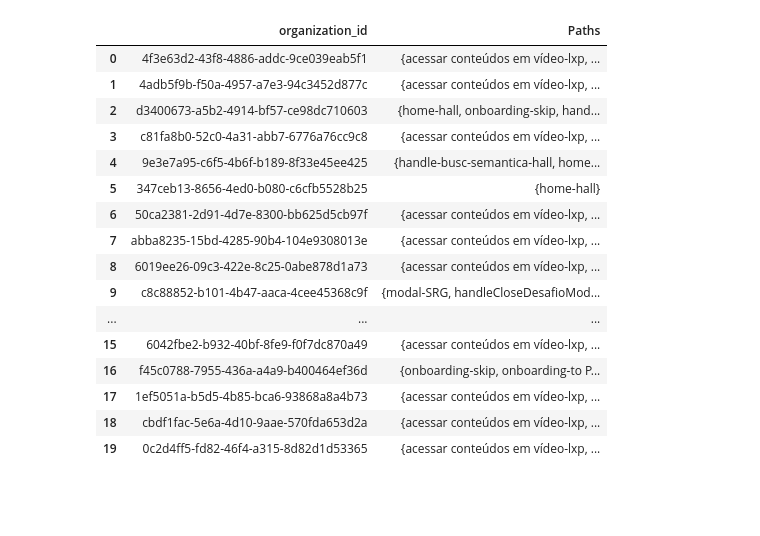
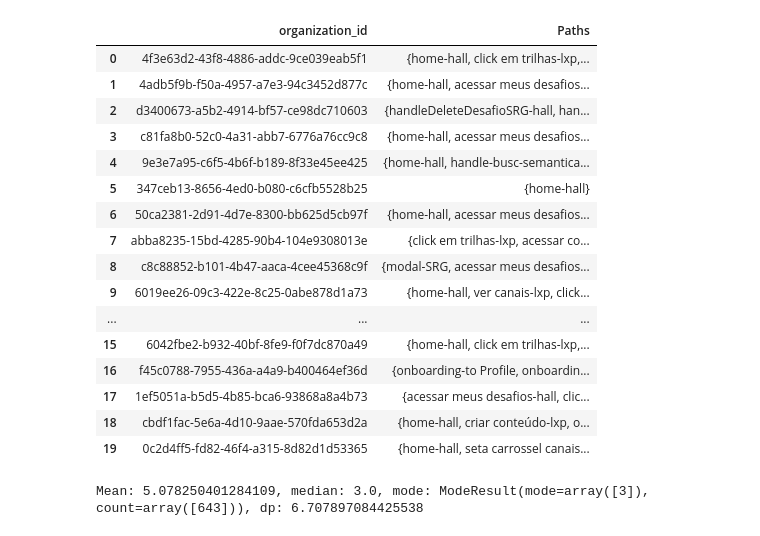
Before and after one commit to felipebns/frst2024, a Jupyter notebook: projeto.ipynb, the cells around one changed output. Cells and saved outputs as stored; diff of their text form; code cells hidden in the pictures; blank space fills up the shorter version.

```diff
--- a/projeto.ipynb
+++ b/projeto.ipynb
@@ -58,10 +40,16 @@ df_userPorOrg
 # %%
 dic_pathPorOrg = {}
-orgs = df_userPorOrg.head(20)["organization_id"]
+paths_list_t = []
+orgs = df_userPorOrg["organization_id"]
 
 for org in orgs:
     path_aux = df.loc[(df["organization_id"] == org),(["path_actions"])]
-    paths_list = []
+    paths_list_u = []
     lista = [ast.literal_eval(paths[0]) for paths in path_aux.values]
-    paths_list.extend((set(lista[0]))) #extend adiciona cada elemento da lista em paths_list
-    dic_pathPorOrg[org] = (set(paths_list))
+    paths_list_u.extend((set(lista[0]))) #extend adiciona cada elemento da lista em paths_list
+    paths_list_t.extend((lista[0])) #extend adiciona cada elemento da lista em paths_list_u
+    dic_pathPorOrg[org] = (set(paths_list_u))
+
+df_paths = pd.DataFrame()
+df_paths['Count'] = pd.Series(paths_list_t).value_counts().values
+df_paths['Actions'] = pd.Series(paths_list_t).value_counts().keys()
@@ -77,22 +84,22 @@ df_pathPorOrg = pd.DataFrame({
     'Paths': paths
 })
 # %%
-df_pathPorOrg
+df_pathPorOrg.head(20)
 # %% [output]
 |  | organization_id | Paths |
-| 0 | 4f3e63d2-43f8-4886-addc-9ce039eab5f1 | {acessar conteúdos em vídeo-lxp, ... |
-| 1 | 4adb5f9b-f50a-4957-a7e3-94c3452d877c | {acessar conteúdos em vídeo-lxp, ... |
-| 2 | d3400673-a5b2-4914-bf57-ce98dc710603 | {home-hall, onboarding-skip, hand... |
-| 3 | c81fa8b0-52c0-4a31-abb7-6776a76cc9c8 | {acessar conteúdos em vídeo-lxp, ... |
-| 4 | 9e3e7a95-c6f5-4b6f-b189-8f33e45ee425 | {handle-busc-semantica-hall, home... |
+| 0 | 4f3e63d2-43f8-4886-addc-9ce039eab5f1 | {home-hall, click em trilhas-lxp,... |
+| 1 | 4adb5f9b-f50a-4957-a7e3-94c3452d877c | {home-hall, acessar meus desafios... |
+| 2 | d3400673-a5b2-4914-bf57-ce98dc710603 | {handleDeleteDesafioSRG-hall, han... |
+| 3 | c81fa8b0-52c0-4a31-abb7-6776a76cc9c8 | {home-hall, acessar meus desafios... |
+| 4 | 9e3e7a95-c6f5-4b6f-b189-8f33e45ee425 | {home-hall, handle-busc-semantica... |
 | 5 | 347ceb13-8656-4ed0-b080-c6cfb5528b25 | {home-hall} |
-| 6 | 50ca2381-2d91-4d7e-8300-bb625d5cb97f | {acessar conteúdos em vídeo-lxp, ... |
-| 7 | abba8235-15bd-4285-90b4-104e9308013e | {acessar conteúdos em vídeo-lxp, ... |
-| 8 | 6019ee26-09c3-422e-8c25-0abe878d1a73 | {acessar conteúdos em vídeo-lxp, ... |
-| 9 | c8c88852-b101-4b47-aaca-4cee45368c9f | {modal-SRG, handleCloseDesafioMod... |
+| 6 | 50ca2381-2d91-4d7e-8300-bb625d5cb97f | {home-hall, acessar meus desafios... |
+| 7 | abba8235-15bd-4285-90b4-104e9308013e | {click em trilhas-lxp, acessar co... |
+| 8 | c8c88852-b101-4b47-aaca-4cee45368c9f | {modal-SRG, acessar meus desafios... |
+| 9 | 6019ee26-09c3-422e-8c25-0abe878d1a73 | {home-hall, ver canais-lxp, click... |
 | ... | ... | ... |
-| 15 | 6042fbe2-b932-40bf-8fe9-f0f7dc870a49 | {acessar conteúdos em vídeo-lxp, ... |
-| 16 | f45c0788-7955-436a-a4a9-b400464ef36d | {onboarding-skip, onboarding-to P... |
-| 17 | 1ef5051a-b5d5-4b85-bca6-93868a8a4b73 | {acessar conteúdos em vídeo-lxp, ... |
-| 18 | cbdf1fac-5e6a-4d10-9aae-570fda653d2a | {acessar conteúdos em vídeo-lxp, ... |
-| 19 | 0c2d4ff5-fd82-46f4-a315-8d82d1d53365 | {acessar conteúdos em vídeo-lxp, ... |
+| 15 | 6042fbe2-b932-40bf-8fe9-f0f7dc870a49 | {home-hall, click em trilhas-lxp,... |
+| 16 | f45c0788-7955-436a-a4a9-b400464ef36d | {onboarding-to Profile, onboardin... |
+| 17 | 1ef5051a-b5d5-4b85-bca6-93868a8a4b73 | {acessar meus desafios-hall, clic... |
+| 18 | cbdf1fac-5e6a-4d10-9aae-570fda653d2a | {home-hall, criar conteúdo-lxp, o... |
+| 19 | 0c2d4ff5-fd82-46f4-a315-8d82d1d53365 | {home-hall, seta carrossel canais... |
@@ -98,0 +117,8 @@ df_pathPorOrg
+# %%
+mean = np.mean(novo_path_list)
+median = np.median(novo_path_list)
+mode = stats.mode(novo_path_list)
+dp = np.std(novo_path_list)
+print(f'Mean: {mean}, median: {median}, mode: {mode}, dp: {dp}')
+# %% [output]
+Mean: 5.078250401284109, median: 3.0, mode: ModeResult(mode=array([3]), count=array([643])), dp: 6.707897084425538
```
Also changed, not shown: parts of 9 cells of this notebook, 3 other files.
